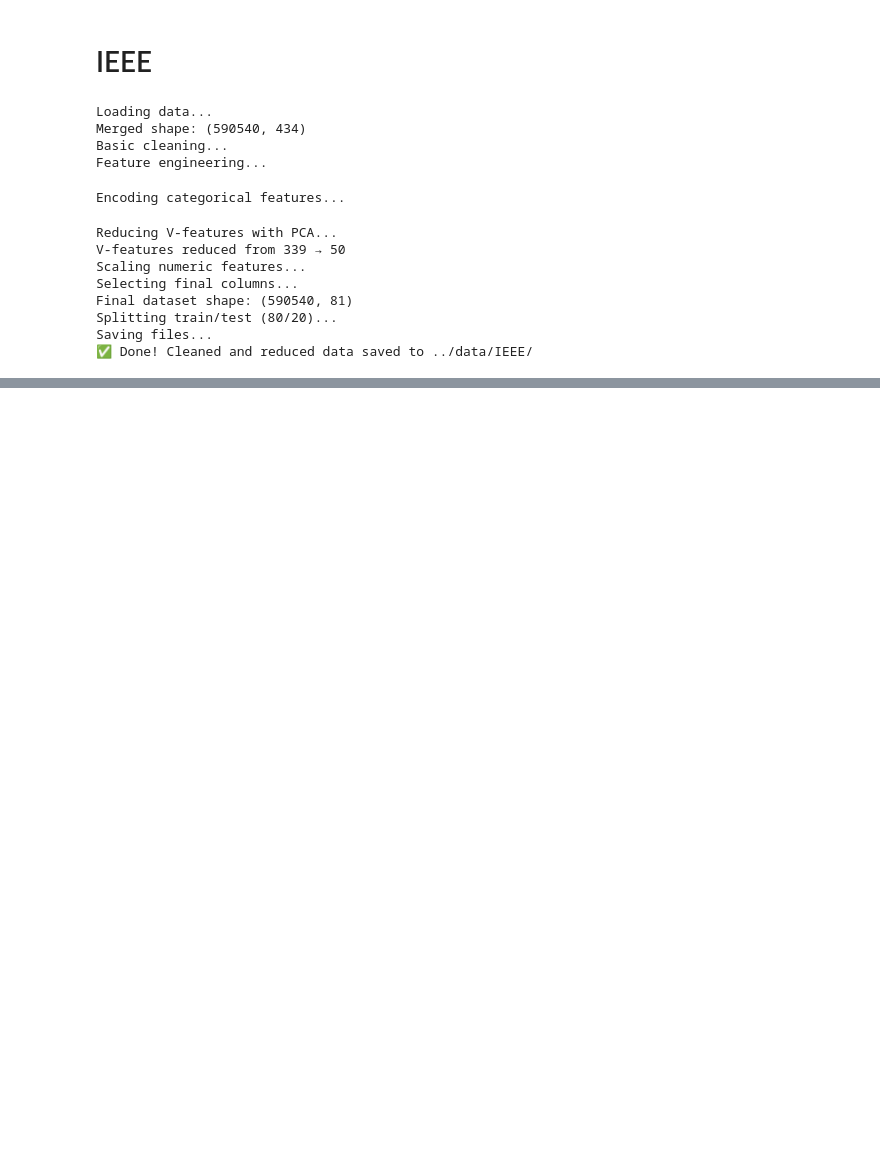
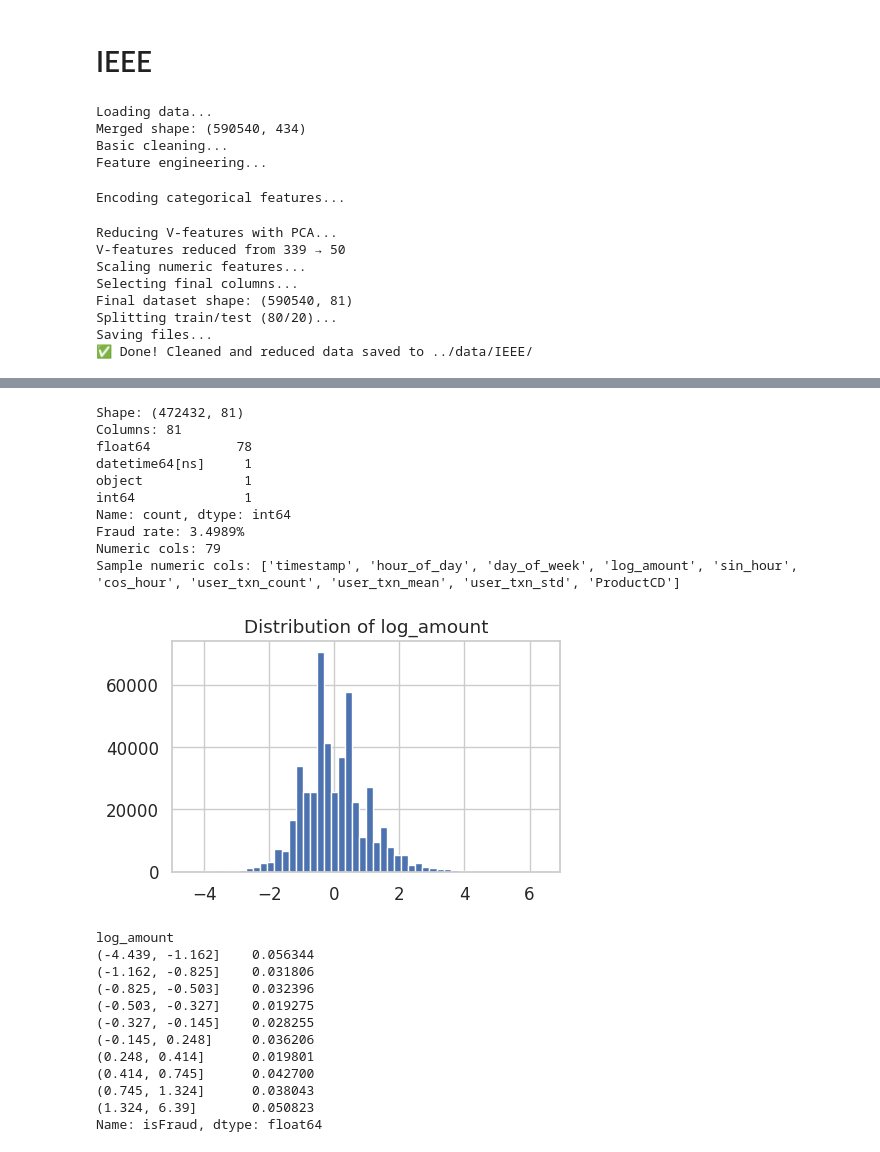
Before and after one commit to AlvisWSY/Dissertation, a Jupyter notebook: src/data_cleaner.ipynb, the cells around one changed output, grey strips where cells are left out. Cells and saved outputs as stored; diff of their text form; code cells hidden in the pictures; blank space fills up the shorter version.

```diff
--- a/src/data_cleaner.ipynb
+++ b/src/data_cleaner.ipynb
@@ -1795,0 +1786,80 @@ Saving files...
+# %%
+import pandas as pd
+import numpy as np
+import matplotlib.pyplot as plt
+
+PATH_TRAIN = "../data/IEEE/train.csv"
+
+df = pd.read_csv(PATH_TRAIN, parse_dates=["timestamp"])
+
+# ===== 1) 基本信息 =====
+print("Shape:", df.shape)
+print("Columns:", len(df.columns))
+print(df.dtypes.value_counts())
+
+fraud_rate = df["isFraud"].mean()
+print(f"Fraud rate: {fraud_rate:.4%}")
+
+# 数值/类别列粗分（依据命名习惯）
+num_cols = [c for c in df.columns if df[c].dtype != "object" and c not in ["isFraud"]]
+cat_cols = [c for c in df.columns if df[c].dtype == "int64" and c.endswith(("_idx","_le"))]  # 若你给了索引后缀
+print("Numeric cols:", len(num_cols))
+print("Sample numeric cols:", num_cols[:10])
+
+# ===== 2) 金额分布与标签关联 =====
+fig = plt.figure(figsize=(5,3))
+df["log_amount"].hist(bins=50)
+plt.title("Distribution of log_amount")
+plt.show()
+
+print(df.groupby(pd.qcut(df["log_amount"], 10, duplicates="drop"))["isFraud"].mean())
+
+# ===== 3) 时间效应 =====
+hour_fraud = df.groupby("hour_of_day")["isFraud"].mean()
+dow_fraud  = df.groupby("day_of_week")["isFraud"].mean()
+
+plt.figure(figsize=(5,3)); hour_fraud.plot(marker="o"); plt.title("Fraud rate by hour"); plt.show()
+plt.figure(figsize=(5,3)); dow_fraud.plot(marker="o");  plt.title("Fraud rate by weekday"); plt.show()
+
+# ===== 4) 类别“罕见性”信号（以 P_emaildomain 为例）=====
+for base in ["ProductCD","card4","card6","P_emaildomain","DeviceType","DeviceInfo","id_30","id_31","addr1","addr2"]:
+    freq_col = base + "_freq"
+    if freq_col in df.columns:
+        print(f"\n[{base}] cardinality proxy -> freq quantiles:")
+        print(df[freq_col].describe(percentiles=[.01,.05,.25,.5,.75,.95,.99]))
+        # 罕见 vs 常见 的 fraud 率
+        q_low, q_high = df[freq_col].quantile([.05,.95])
+        rare = df[df[freq_col] <= q_low]["isFraud"].mean()
+        common = df[df[freq_col] >= q_high]["isFraud"].mean()
+        print(f"Fraud rate (rare 5%): {rare:.3%} | (common 5%): {common:.3%}")
+
+# ===== 5) PCA 解释力（如果你保存了成分方差，可选）=====
+pca_cols = [c for c in df.columns if c.startswith("V_pca_")]
+print("PCA components:", len(pca_cols))
+# 小技巧：用每列方差的占比衡量相对贡献（标准化后近似）
+var_contrib = df[pca_cols].var().sort_values(ascending=False)
+print("Top PCA components by variance:\n", var_contrib.head(10))
+# %% [output]
+Shape: (472432, 81)
+Columns: 81
+float64           78
+datetime64[ns]     1
+object             1
+int64              1
+Name: count, dtype: int64
+Fraud rate: 3.4989%
+Numeric cols: 79
+Sample numeric cols: ['timestamp', 'hour_of_day', 'day_of_week', 'log_amount', 'sin_hour', 'cos_hour', 'user_txn_count', 'user_txn_mean', 'user_txn_std', 'ProductCD']
+[figure, added]
+log_amount
+(-4.439, -1.162]    0.056344
+(-1.162, -0.825]    0.031806
+(-0.825, -0.503]    0.032396
+(-0.503, -0.327]    0.019275
+(-0.327, -0.145]    0.028255
+(-0.145, 0.248]     0.036206
+(0.248, 0.414]      0.019801
+(0.414, 0.745]      0.042700
+(0.745, 1.324]      0.038043
+(1.324, 6.39]       0.050823
+Name: isFraud, dtype: float64
```
Also changed, not shown: parts of 6 cells of this notebook, 2 other files.
